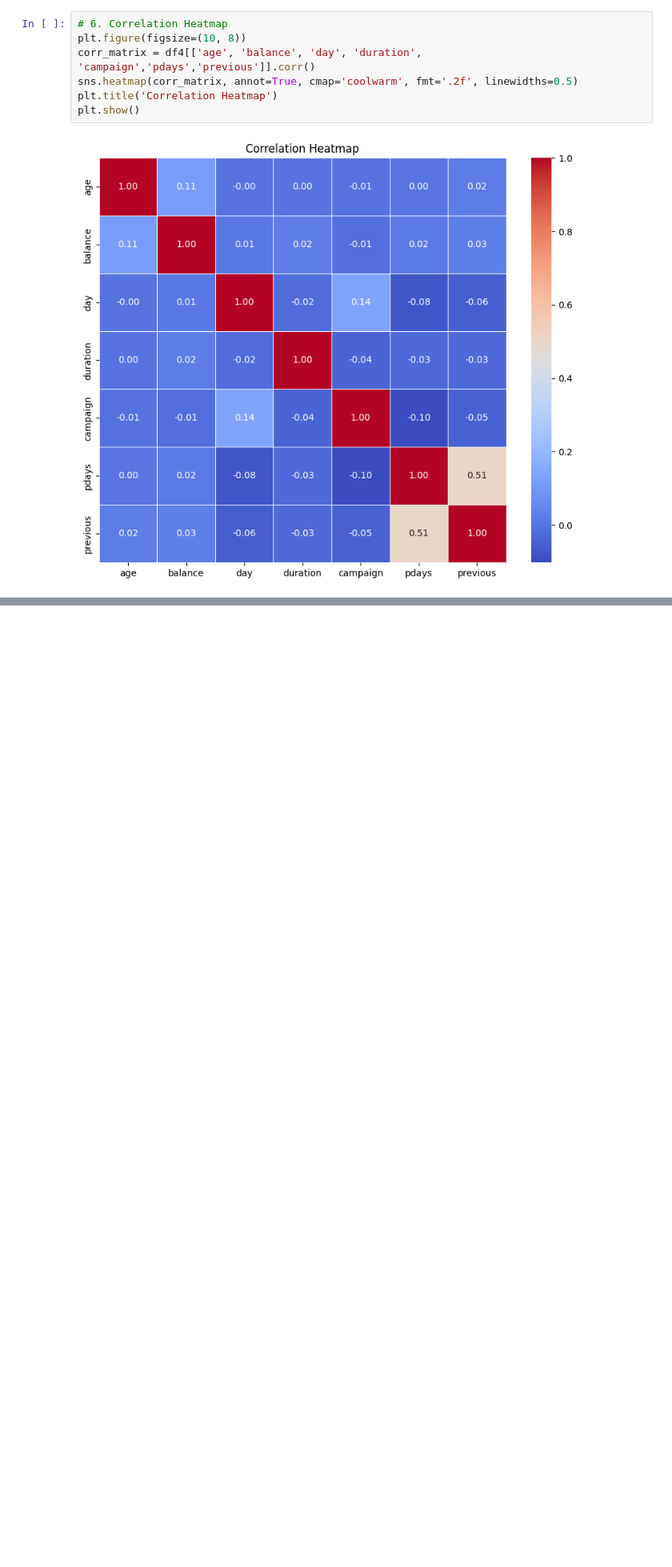
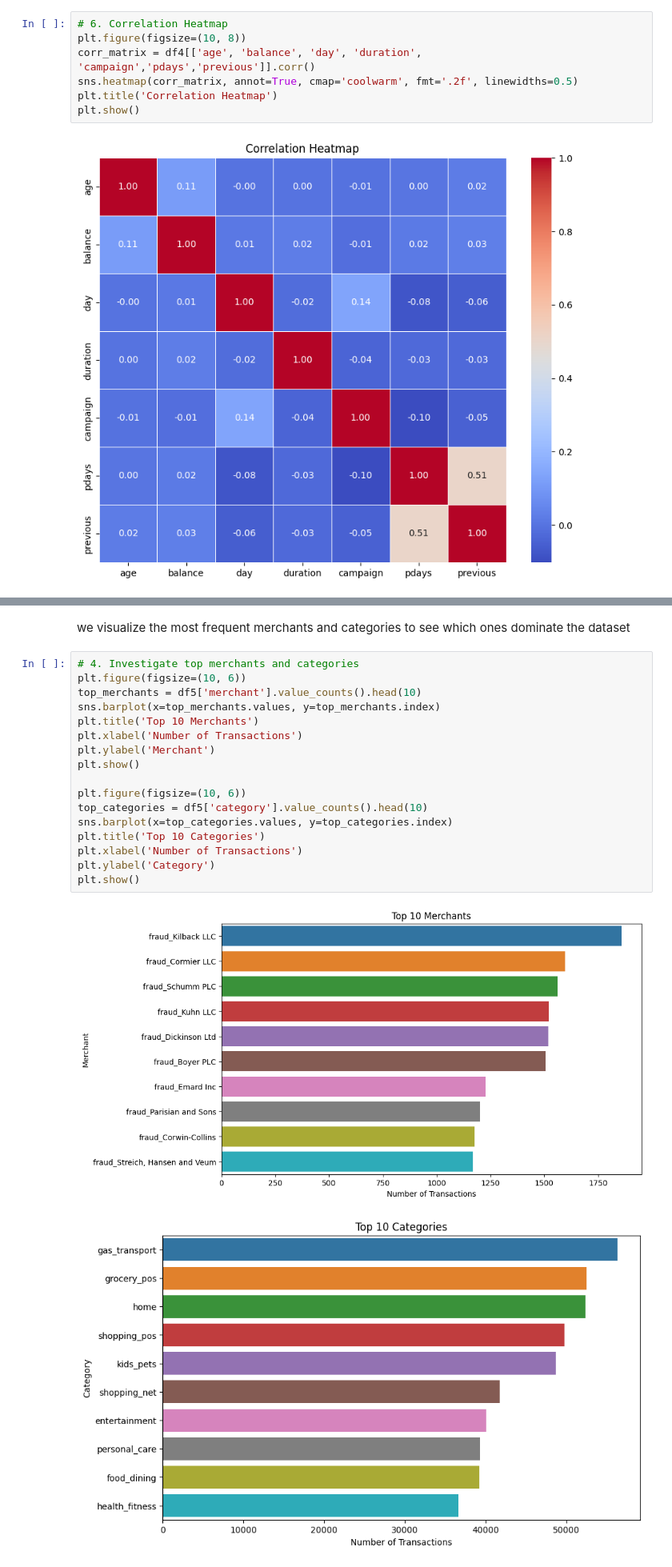
Before and after one commit to victormuuo07/PennyPal-System, a Jupyter notebook: pennypal-system.ipynb, the cells around one changed output, grey strips where cells are left out. Shown at 80% size. Drawn from its saved outputs; the diff is of its cells as text; blank space fills up the shorter version.

```diff
--- a/pennypal-system.ipynb
+++ b/pennypal-system.ipynb
@@ -1010,0 +1112,22 @@ plt.show()
+# %% [markdown]
+we visualize the most frequent merchants and categories to see which ones dominate the dataset
+# %%
+# 4. Investigate top merchants and categories
+plt.figure(figsize=(10, 6))
+top_merchants = df5['merchant'].value_counts().head(10)
+sns.barplot(x=top_merchants.values, y=top_merchants.index)
+plt.title('Top 10 Merchants')
+plt.xlabel('Number of Transactions')
+plt.ylabel('Merchant')
+plt.show()
+
+plt.figure(figsize=(10, 6))
+top_categories = df5['category'].value_counts().head(10)
+sns.barplot(x=top_categories.values, y=top_categories.index)
+plt.title('Top 10 Categories')
+plt.xlabel('Number of Transactions')
+plt.ylabel('Category')
+plt.show()
+# %% [output]
+[figure, added]
+[figure, added]
```
Also changed, not shown: parts of 27 cells of this notebook.
